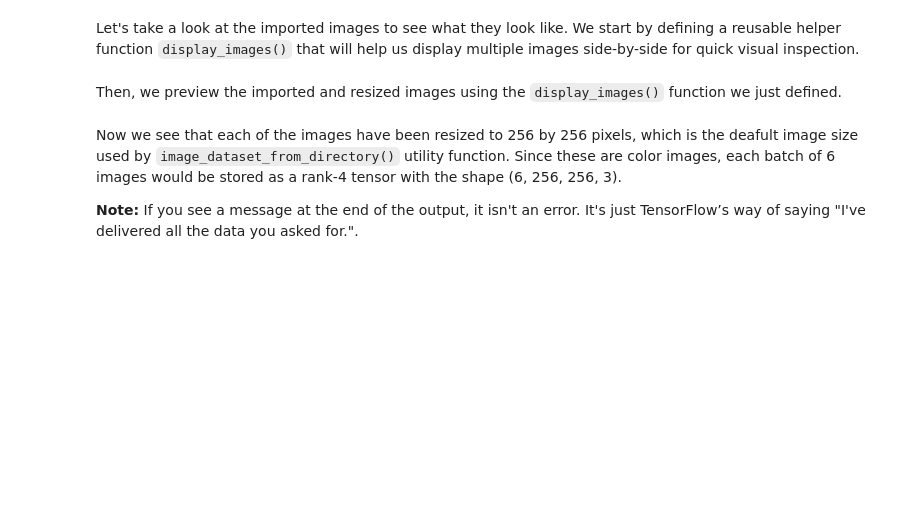
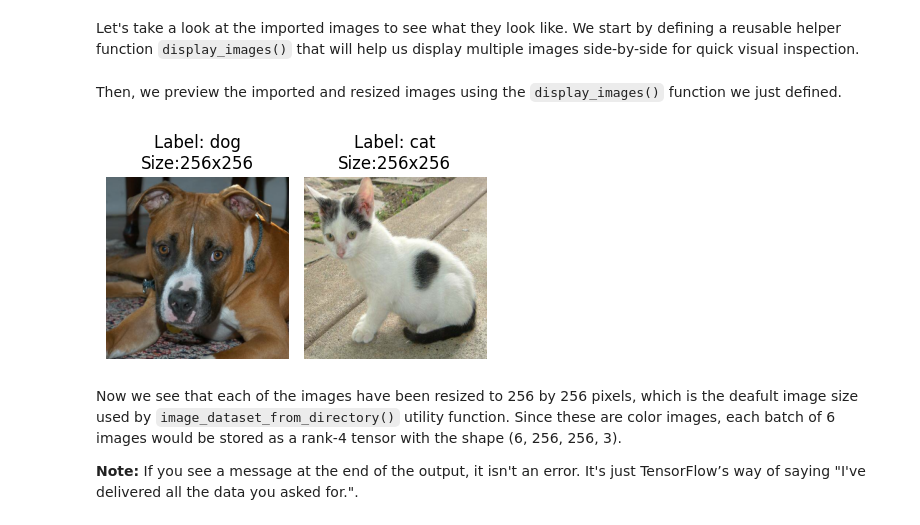
Before and after one commit to sakshigorkhali/CNN_classification, a Jupyter notebook: 01_04b.ipynb, the cells around one changed output. Saved outputs shown, nothing was run; the diff lists cells and outputs as text; code cells hidden in the pictures; blank space fills up the shorter version.

```diff
--- a/01_04b.ipynb
+++ b/01_04b.ipynb
@@ -33,3 +54,14 @@ Keras provides a utility function called `image_dataset_from_directory()` that a
 + `seed = 1234`: Randomizes the order in which files are read in a reproducible way.
 # %% [markdown]
 <div class="alert alert-info"><b>Note:</b> For a primer on tensors and how they're used in deep learning, watch the LinkedIn Learning course <b>"Deep Learning with Python: Foundations"</b>.</div>
+# %%
+from tensorflow.keras.utils import image_dataset_from_directory
+
+base_dir = 'train'
+images = image_dataset_from_directory(
+    base_dir,
+    labels = 'inferred',
+    label_mode = 'int',
+    batch_size= 6,
+    seed =1234
+)
@@ -36,7 +71,27 @@ Keras provides a utility function called `image_dataset_from_directory()` that a
 # %% [markdown]
 Let's take a look at the imported images to see what they look like. We start by defining a reusable helper function `display_images()` that will help us display multiple images side-by-side for quick visual inspection.
+# %%
+def display_images(image_batch, label_batch):
+  class_names = images.class_names
+  plt.figure(figsize = (12,3))
+  for i in range(len(images.class_names)):
+    ax = plt.subplot(1, len(image_batch), i + 1)
+    img = image_batch[i].numpy().astype('uint8')
+    lbl = class_names[int(label_batch[i])]
+    h, w, _ = img.shape
+    plt.imshow(img)
+    plt.title(f'Label: {lbl}')
+    plt.axis('off')
+    plt.title(f'Label: {lbl}\nSize:{h}x{w}')
+  plt.tight_layout()
+  plt.show()
 # %% [markdown]
 Then, we preview the imported and resized images using the `display_images()` function we just defined.
+# %%
+for image_batch, label_batch in images.take(1):
+  display_images(image_batch, label_batch)
+# %% [output]
+[figure, added]
 # %% [markdown]
 Now we see that each of the images have been resized to 256 by 256 pixels, which is the deafult image size used by `image_dataset_from_directory()` utility function. Since these are color images, each batch of 6 images would be stored as a rank-4 tensor with the shape (6, 256, 256, 3).
 
```
Also changed, not shown: parts of 3 cells of this notebook.
